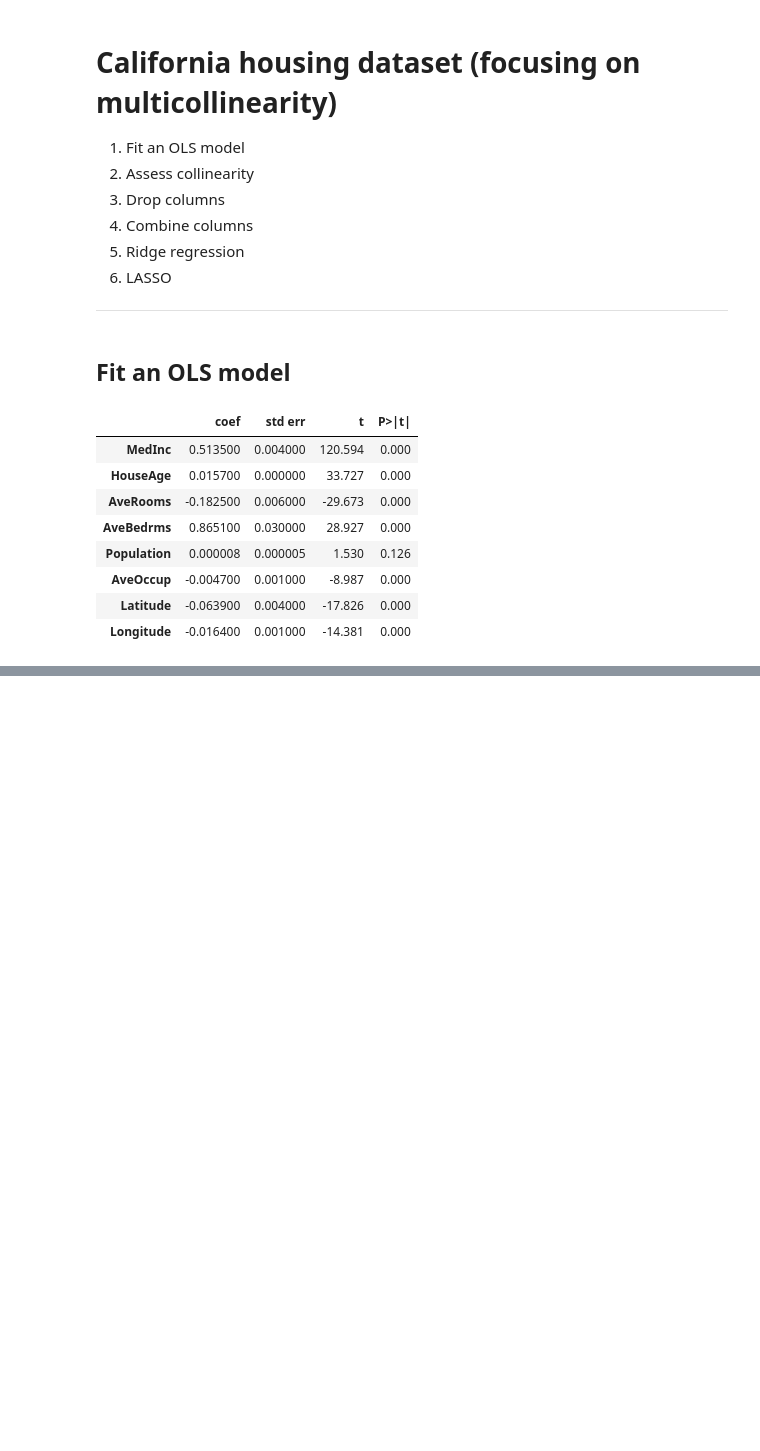
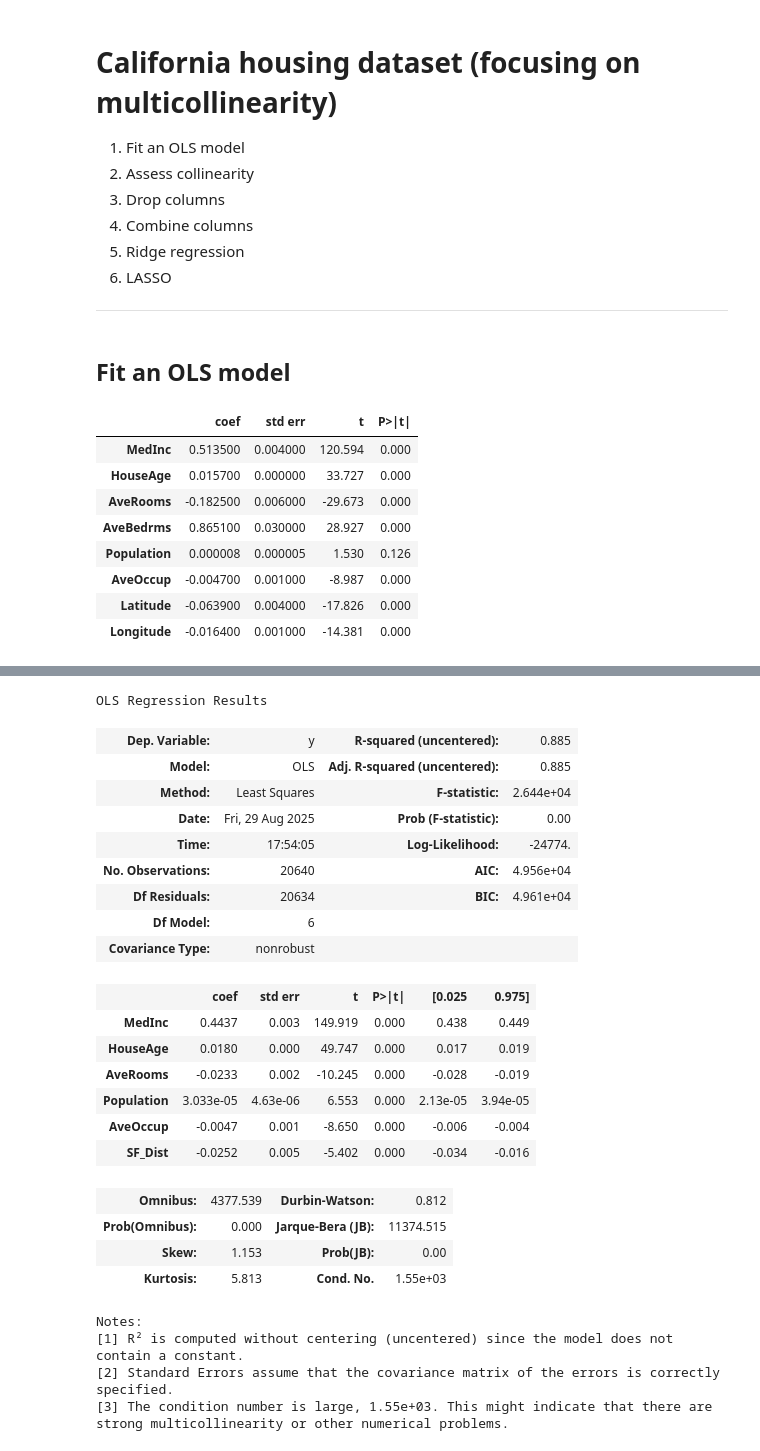
Before and after one commit to bwaalala05/summer-research-project, a Jupyter notebook: california-housing.ipynb, the cells around one changed output, grey strips where cells are left out. Saved outputs shown, nothing was run; the diff lists cells and outputs as text; code cells hidden in the pictures; blank space fills up the shorter version.

```diff
--- a/california-housing.ipynb
+++ b/california-housing.ipynb
@@ -79,0 +129,29 @@ strong multicollinearity or other numerical problems.
+# %%
+results_OLS2.summary()
+# %% [output]
+OLS Regression Results
+| Dep. Variable: | y | R-squared (uncentered): | 0.885 |
+| Model: | OLS | Adj. R-squared (uncentered): | 0.885 |
+| Method: | Least Squares | F-statistic: | 2.644e+04 |
+| Date: | Fri, 29 Aug 2025 | Prob (F-statistic): | 0.00 |
+| Time: | 17:54:05 | Log-Likelihood: | -24774. |
+| No. Observations: | 20640 | AIC: | 4.956e+04 |
+| Df Residuals: | 20634 | BIC: | 4.961e+04 |
+| Df Model: | 6 |  |  |
+| Covariance Type: | nonrobust |  |  |
+|  | coef | std err | t | P>|t| | [0.025 | 0.975] |
+| MedInc | 0.4437 | 0.003 | 149.919 | 0.000 | 0.438 | 0.449 |
+| HouseAge | 0.0180 | 0.000 | 49.747 | 0.000 | 0.017 | 0.019 |
+| AveRooms | -0.0233 | 0.002 | -10.245 | 0.000 | -0.028 | -0.019 |
+| Population | 3.033e-05 | 4.63e-06 | 6.553 | 0.000 | 2.13e-05 | 3.94e-05 |
+| AveOccup | -0.0047 | 0.001 | -8.650 | 0.000 | -0.006 | -0.004 |
+| SF_Dist | -0.0252 | 0.005 | -5.402 | 0.000 | -0.034 | -0.016 |
+| Omnibus: | 4377.539 | Durbin-Watson: | 0.812 |
+| Prob(Omnibus): | 0.000 | Jarque-Bera (JB): | 11374.515 |
+| Skew: | 1.153 | Prob(JB): | 0.00 |
+| Kurtosis: | 5.813 | Cond. No. | 1.55e+03 |
+Notes:
+[1] R² is computed without centering (uncentered) since the model does not contain a constant.
+[2] Standard Errors assume that the covariance matrix of the errors is correctly specified.
+[3] The condition number is large, 1.55e+03. This might indicate that there are
+strong multicollinearity or other numerical problems.
```
Also changed, not shown: parts of 10 cells of this notebook, 10 other files.
